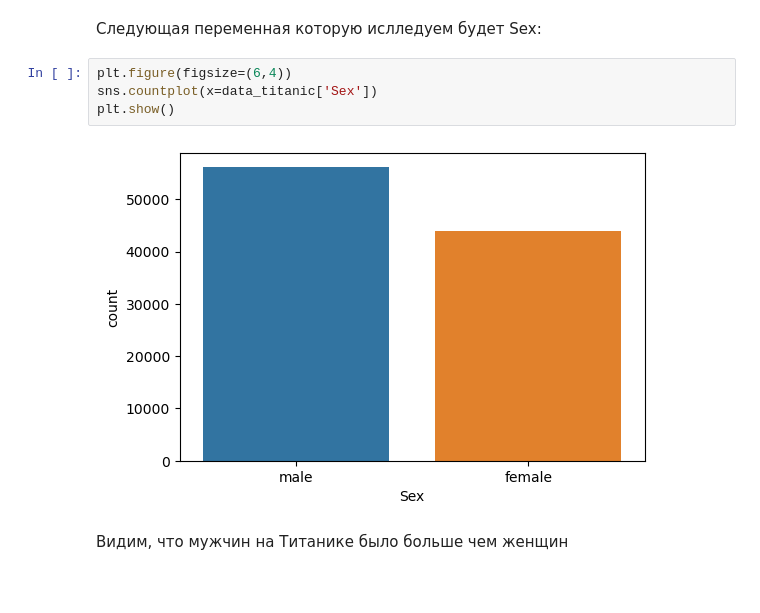
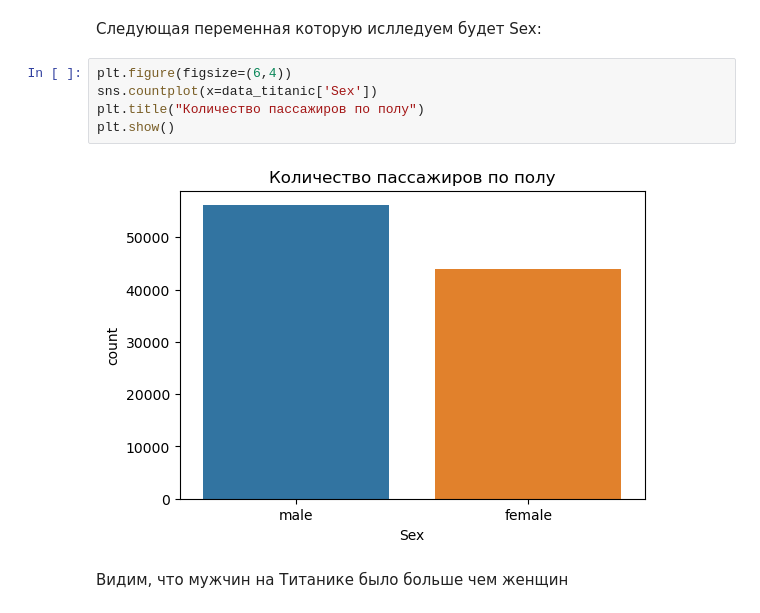
Before and after one commit to AlexeyZubar/second, a Jupyter notebook: eda.ipynb, the cells around one changed output. Cells and saved outputs as stored; diff of their text form; blank space fills up the shorter version.

```diff
--- a/eda.ipynb
+++ b/eda.ipynb
@@ -288,9 +279,10 @@ plt.show()
 # %%
 plt.figure(figsize=(6,4))
 sns.countplot(x=data_titanic['Sex'])
+plt.title("Количество пассажиров по полу")
 plt.show()
 # %% [output]
-[figure, old version]
+[figure, new version]
 # %% [markdown]
 Видим, что мужчин на Титанике было больше чем женщин
 # %% [markdown]
```
Also changed, not shown: parts of 55 cells of this notebook.
